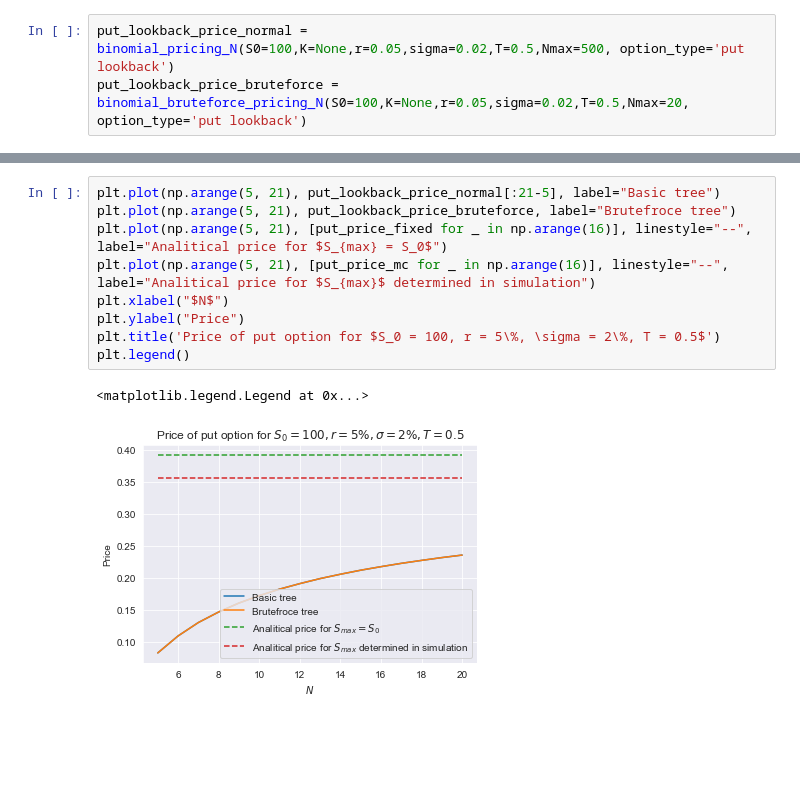
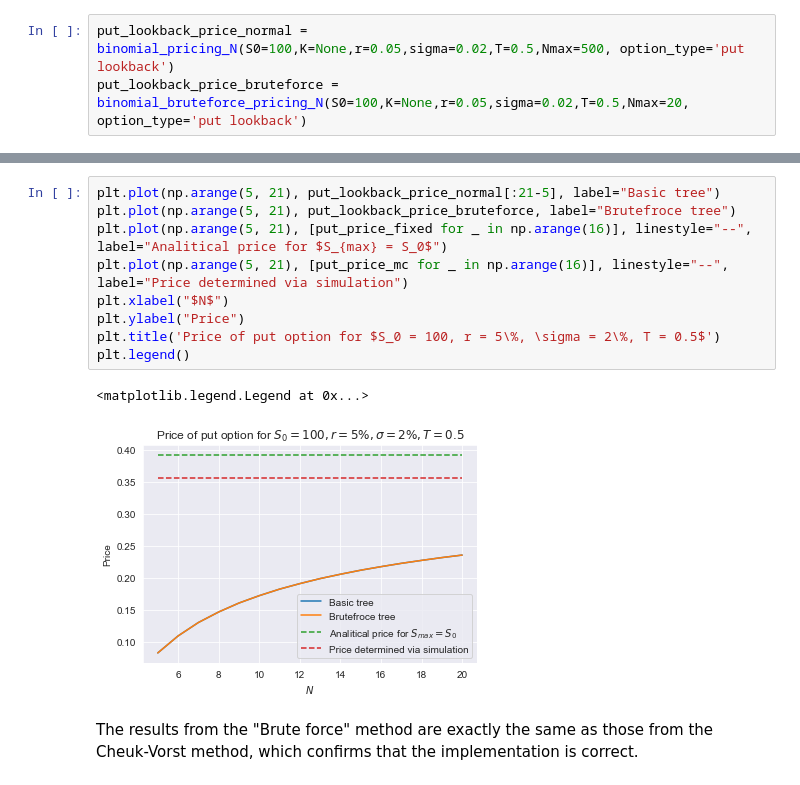
Before and after one commit to martyna-B/Computational_finance, a Jupyter notebook: List 3/List3_Szymkowiak_Hirak.ipynb, the cells around one changed output, grey strips where cells are left out. Saved outputs shown, nothing was run; the diff lists cells and outputs as text; blank space fills up the shorter version.

```diff
--- a/List 3/List3_Szymkowiak_Hirak.ipynb
+++ b/List 3/List3_Szymkowiak_Hirak.ipynb
@@ -298,12 +319,15 @@ plt.legend()
 # %%
 plt.plot(np.arange(5, 21), put_lookback_price_normal[:21-5], label="Basic tree")
 plt.plot(np.arange(5, 21), put_lookback_price_bruteforce, label="Brutefroce tree")
 plt.plot(np.arange(5, 21), [put_price_fixed for _ in np.arange(16)], linestyle="--", label="Analitical price for $S_{max} = S_0$")
-plt.plot(np.arange(5, 21), [put_price_mc for _ in np.arange(16)], linestyle="--", label="Analitical price for $S_{max}$ determined in simulation")
+plt.plot(np.arange(5, 21), [put_price_mc for _ in np.arange(16)], linestyle="--", label="Price determined via simulation")
 plt.xlabel("$N$")
 plt.ylabel("Price")
 plt.title('Price of put option for $S_0 = 100, r = 5\%, \sigma = 2\%, T = 0.5$')
 plt.legend()
 # %% [output]
 <matplotlib.legend.Legend at 0x...>
-[figure, old version]
+[figure, new version]
+# %% [markdown]
+The results from the "Brute force" method are exactly the same as those from the Cheuk-Vorst method,
+which confirms that the implementation is correct.
```
Also changed, not shown: parts of 14 cells of this notebook, 2 other files.
